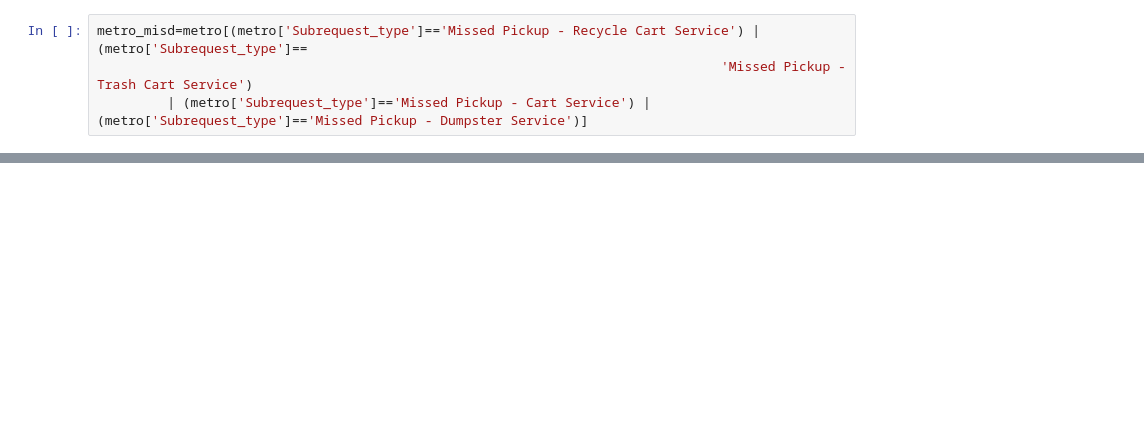
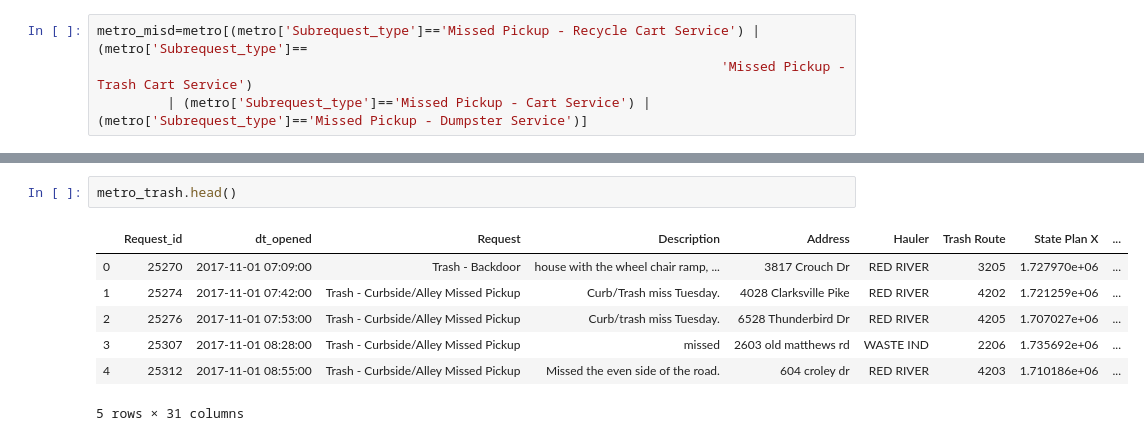
Before and after one commit to Barrett-Rogers/dq4-metro-beetles, a Jupyter notebook: metro_beetles.ipynb, the cells around one changed output, grey strips where cells are left out. Drawn from its saved outputs; the diff is of its cells as text; blank space fills up the shorter version.

```diff
--- a/metro_beetles.ipynb
+++ b/metro_beetles.ipynb
@@ -84,0 +103,10 @@ metro_misd=metro[(metro['Subrequest_type']=='Missed Pickup - Recycle Cart Servic
+# %%
+metro_trash.head()
+# %% [output]
+|  | Request_id | dt_opened | Request | Description | Address | Hauler | Trash Route | State Plan X | ... |
+| 0 | 25270 | 2017-11-01 07:09:00 | Trash - Backdoor | house with the wheel chair ramp, ... | 3817 Crouch Dr | RED RIVER | 3205 | 1.727970e+06 | ... |
+| 1 | 25274 | 2017-11-01 07:42:00 | Trash - Curbside/Alley Missed Pickup | Curb/Trash miss Tuesday. | 4028 Clarksville Pike | RED RIVER | 4202 | 1.721259e+06 | ... |
+| 2 | 25276 | 2017-11-01 07:53:00 | Trash - Curbside/Alley Missed Pickup | Curb/trash miss Tuesday. | 6528 Thunderbird Dr | RED RIVER | 4205 | 1.707027e+06 | ... |
+| 3 | 25307 | 2017-11-01 08:28:00 | Trash - Curbside/Alley Missed Pickup | missed | 2603 old matthews rd | WASTE IND | 2206 | 1.735692e+06 | ... |
+| 4 | 25312 | 2017-11-01 08:55:00 | Trash - Curbside/Alley Missed Pickup | Missed the even side of the road. | 604 croley dr | RED RIVER | 4203 | 1.710186e+06 | ... |
+5 rows × 31 columns
```
Also changed, not shown: parts of 21 cells of this notebook.
